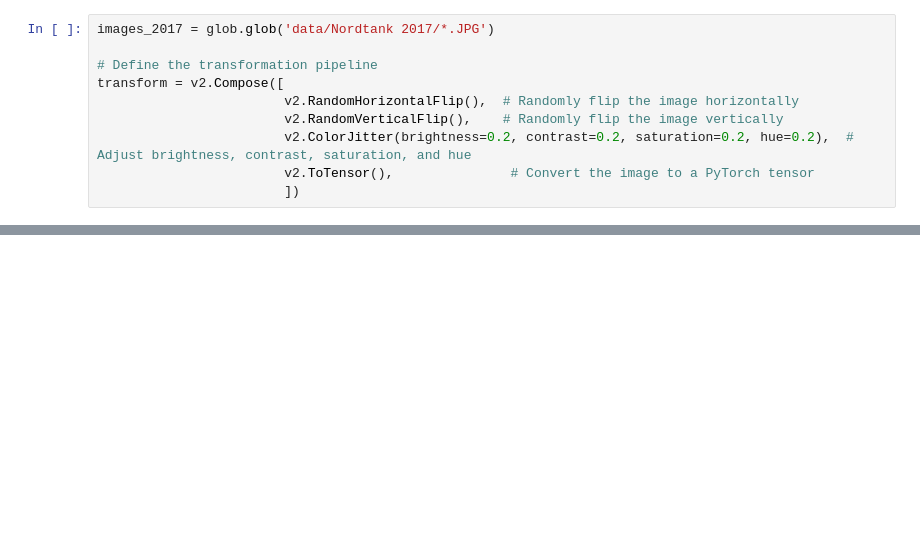
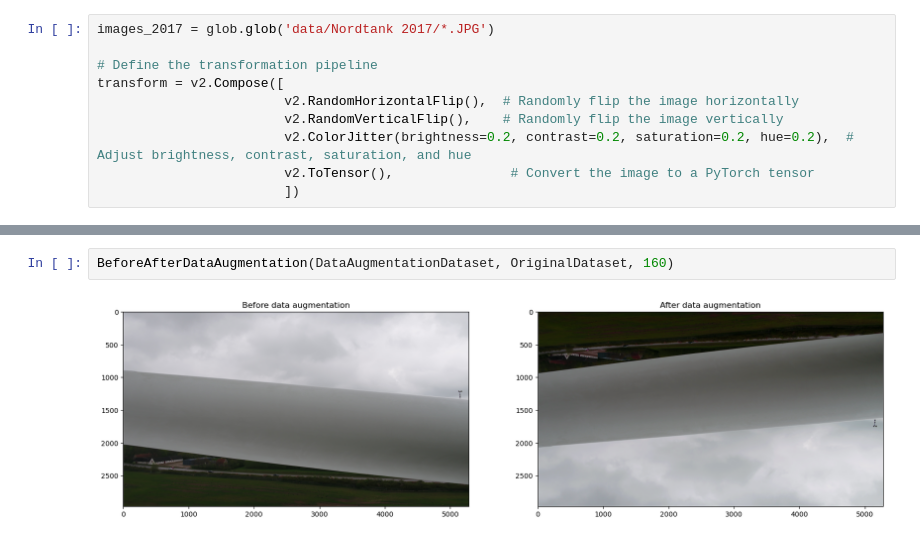
Before and after one commit to PPortela00/Computer-Vision, a Jupyter notebook: Project/Project.ipynb, the cells around one changed output, grey strips where cells are left out. Drawn from its saved outputs; the diff is of its cells as text; blank space fills up the shorter version.

```diff
--- a/Project/Project.ipynb
+++ b/Project/Project.ipynb
@@ -237,2 +225,6 @@ BeforeAfterDataAugmentation(dataset, images_2017, 150)
 # %% [output]
 [figure]
+# %%
+BeforeAfterDataAugmentation(DataAugmentationDataset, OriginalDataset, 160)
+# %% [output]
+[figure, added]
```
Also changed, not shown: parts of 14 cells of this notebook.
